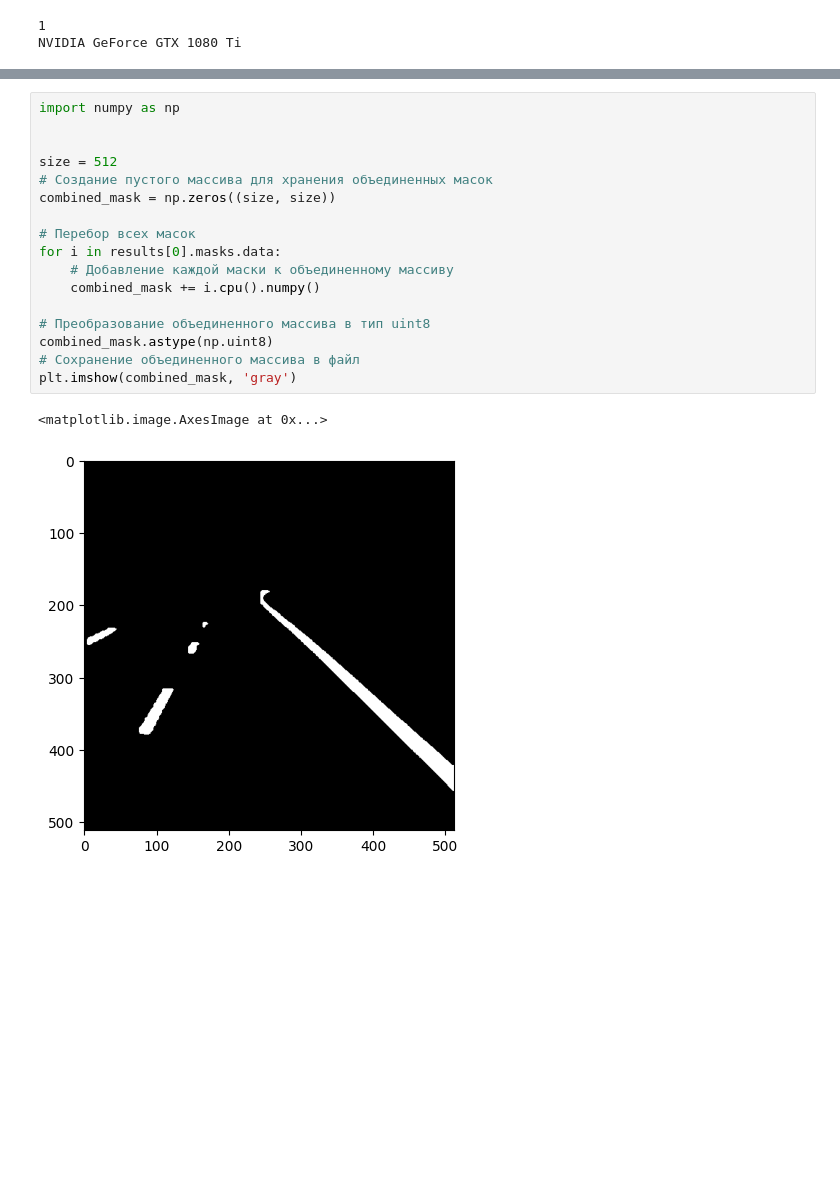
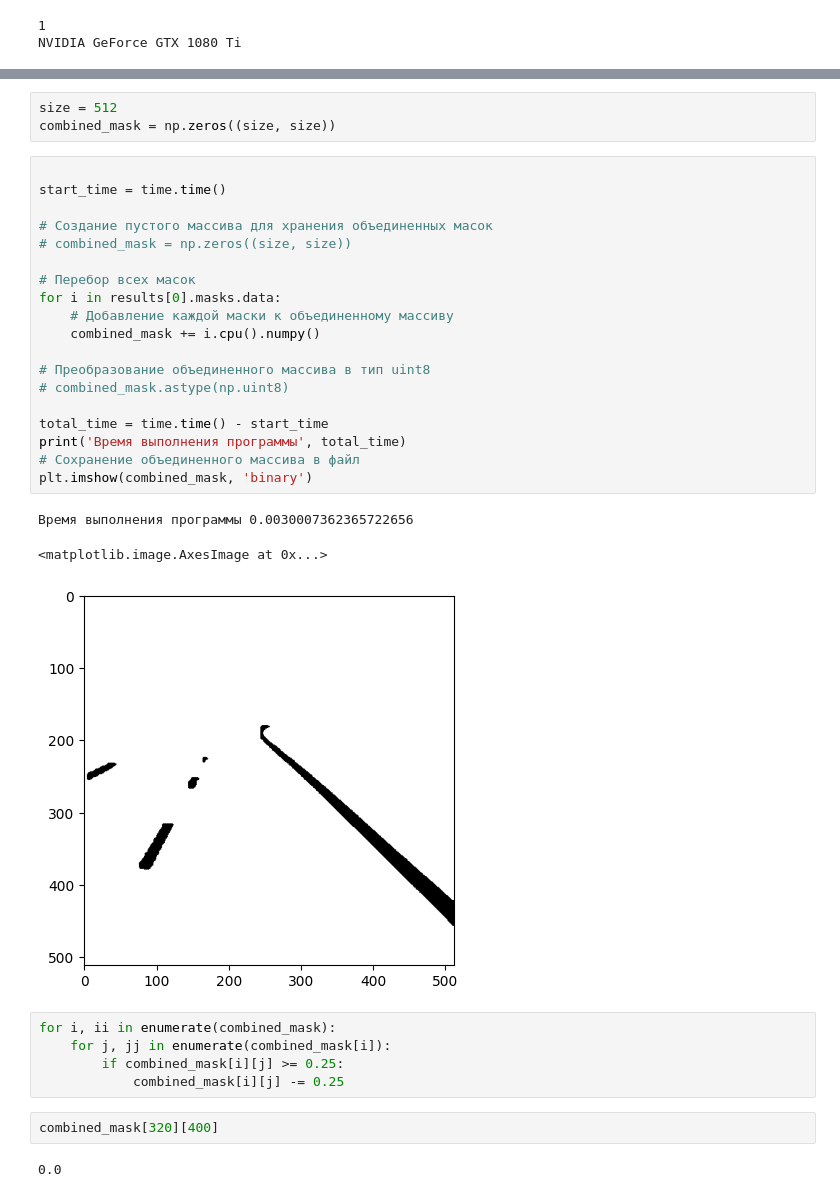
Before and after one commit to FilippYV/ETS_Autopilot, a Jupyter notebook: code_programm/auxiliary_squeaks/test.ipynb, the cells around one changed output, grey strips where cells are left out. Cells and saved outputs as stored; diff of their text form; blank space fills up the shorter version.

```diff
--- a/code_programm/auxiliary_squeaks/test.ipynb
+++ b/code_programm/auxiliary_squeaks/test.ipynb
@@ -23,20 +26,35 @@ Speed: 2.0ms preprocess, 7.0ms inference, 615.1ms postprocess per image at shape
+# %%
+size = 512
+combined_mask = np.zeros((size, size))
 # %%
-import numpy as np
 
+start_time = time.time()
 
-size = 512
 # Создание пустого массива для хранения объединенных масок
-combined_mask = np.zeros((size, size))
+# combined_mask = np.zeros((size, size))
 
 # Перебор всех масок
 for i in results[0].masks.data:
     # Добавление каждой маски к объединенному массиву
     combined_mask += i.cpu().numpy()
 
 # Преобразование объединенного массива в тип uint8
-combined_mask.astype(np.uint8)
+# combined_mask.astype(np.uint8)
+
+total_time = time.time() - start_time
+print('Время выполнения программы', total_time)
 # Сохранение объединенного массива в файл
-plt.imshow(combined_mask, 'gray')
+plt.imshow(combined_mask, 'binary')
 # %% [output]
-<matplotlib.image.AxesImage at 0x...>
+Время выполнения программы 0.0030007362365722656
+<matplotlib.image.AxesImage at 0x...>
-[figure, old version]
+[figure, new version]
+# %%
+for i, ii in enumerate(combined_mask):
+    for j, jj in enumerate(combined_mask[i]):
+        if combined_mask[i][j] >= 0.25:
+            combined_mask[i][j] -= 0.25
+# %%
+combined_mask[320][400]
+# %% [output]
+0.0
```
Also changed, not shown: parts of 6 cells of this notebook, 2 other files.
